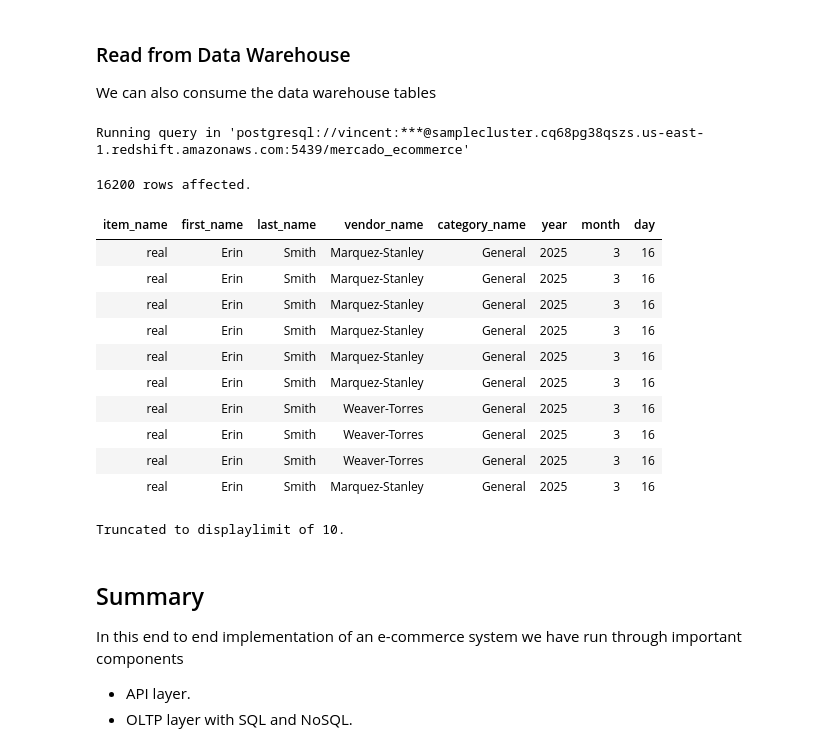
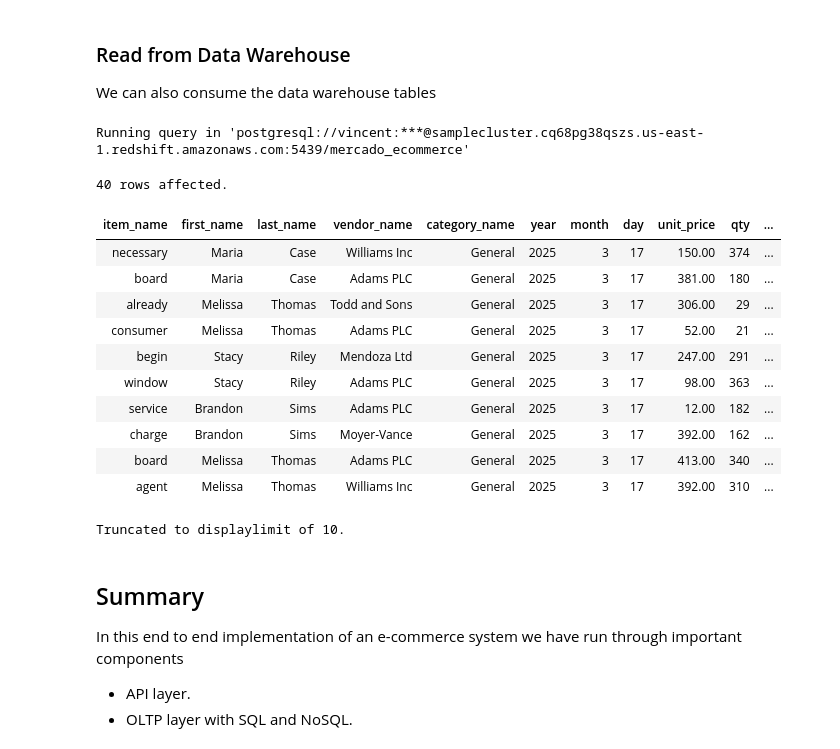
Before and after one commit to vsitucal-personal/msds_deds_final_project, a Jupyter notebook: src/jupyterlab/notebooks/LT3_FINAL_PROJECT_REPORT.ipynb, the cells around one changed output. Drawn from its saved outputs; the diff is of its cells as text; code cells hidden in the pictures.

```diff
--- a/src/jupyterlab/notebooks/LT3_FINAL_PROJECT_REPORT.ipynb
+++ b/src/jupyterlab/notebooks/LT3_FINAL_PROJECT_REPORT.ipynb
@@ -498,39 +503,42 @@ We can also consume the data warehouse tables
 # %%
 %%sql
 SELECT
     i.item_name,
     c.first_name,
     c.last_name,
     v.vendor_name,
     cat.category_name,
     d.year,
     d.month,
-    d.day
+    d.day,
+    s.unit_price,
+    s.qty,
+    s.total_price
 FROM sales s
-LEFT JOIN inventory i
+INNER JOIN inventory i
     ON i.item_id = s.item_id
-LEFT JOIN customer c
+INNER JOIN customer c
     ON c.customer_id = s.customer_id
-LEFT JOIN vendor v
+INNER JOIN vendor v
     ON v.vendor_id = s.vendor_id
-LEFT JOIN category cat
+INNER JOIN category cat
     ON cat.category_id = s.category_id
-LEFT JOIN date d
+INNER JOIN date d
     ON d.date_id = s.date_id
 # %% [output]
 Running query in 'postgresql://vincent:***@samplecluster.cq68pg38qszs.us-east-1.redshift.amazonaws.com:5439/mercado_ecommerce'
-16200 rows affected.
+40 rows affected.
-| item_name | first_name | last_name | vendor_name | category_name | year | month | day |
-| real | Erin | Smith | Marquez-Stanley | General | 2025 | 3 | 16 |
-| real | Erin | Smith | Marquez-Stanley | General | 2025 | 3 | 16 |
-| real | Erin | Smith | Marquez-Stanley | General | 2025 | 3 | 16 |
-| real | Erin | Smith | Marquez-Stanley | General | 2025 | 3 | 16 |
-| real | Erin | Smith | Marquez-Stanley | General | 2025 | 3 | 16 |
-| real | Erin | Smith | Marquez-Stanley | General | 2025 | 3 | 16 |
-| real | Erin | Smith | Weaver-Torres | General | 2025 | 3 | 16 |
-| real | Erin | Smith | Weaver-Torres | General | 2025 | 3 | 16 |
-| real | Erin | Smith | Weaver-Torres | General | 2025 | 3 | 16 |
-| real | Erin | Smith | Marquez-Stanley | General | 2025 | 3 | 16 |
+| item_name | first_name | last_name | vendor_name | category_name | year | month | day | unit_price | qty | ... |
+| necessary | Maria | Case | Williams Inc | General | 2025 | 3 | 17 | 150.00 | 374 | ... |
+| board | Maria | Case | Adams PLC | General | 2025 | 3 | 17 | 381.00 | 180 | ... |
+| already | Melissa | Thomas | Todd and Sons | General | 2025 | 3 | 17 | 306.00 | 29 | ... |
+| consumer | Melissa | Thomas | Adams PLC | General | 2025 | 3 | 17 | 52.00 | 21 | ... |
+| begin | Stacy | Riley | Mendoza Ltd | General | 2025 | 3 | 17 | 247.00 | 291 | ... |
+| window | Stacy | Riley | Adams PLC | General | 2025 | 3 | 17 | 98.00 | 363 | ... |
+| service | Brandon | Sims | Adams PLC | General | 2025 | 3 | 17 | 12.00 | 182 | ... |
+| charge | Brandon | Sims | Moyer-Vance | General | 2025 | 3 | 17 | 392.00 | 162 | ... |
+| board | Melissa | Thomas | Adams PLC | General | 2025 | 3 | 17 | 413.00 | 340 | ... |
+| agent | Melissa | Thomas | Williams Inc | General | 2025 | 3 | 17 | 392.00 | 310 | ... |
 Truncated to displaylimit of 10.
 # %% [markdown]
 ## Summary
```
Also changed, not shown: parts of 5 cells of this notebook, 2 other files.
